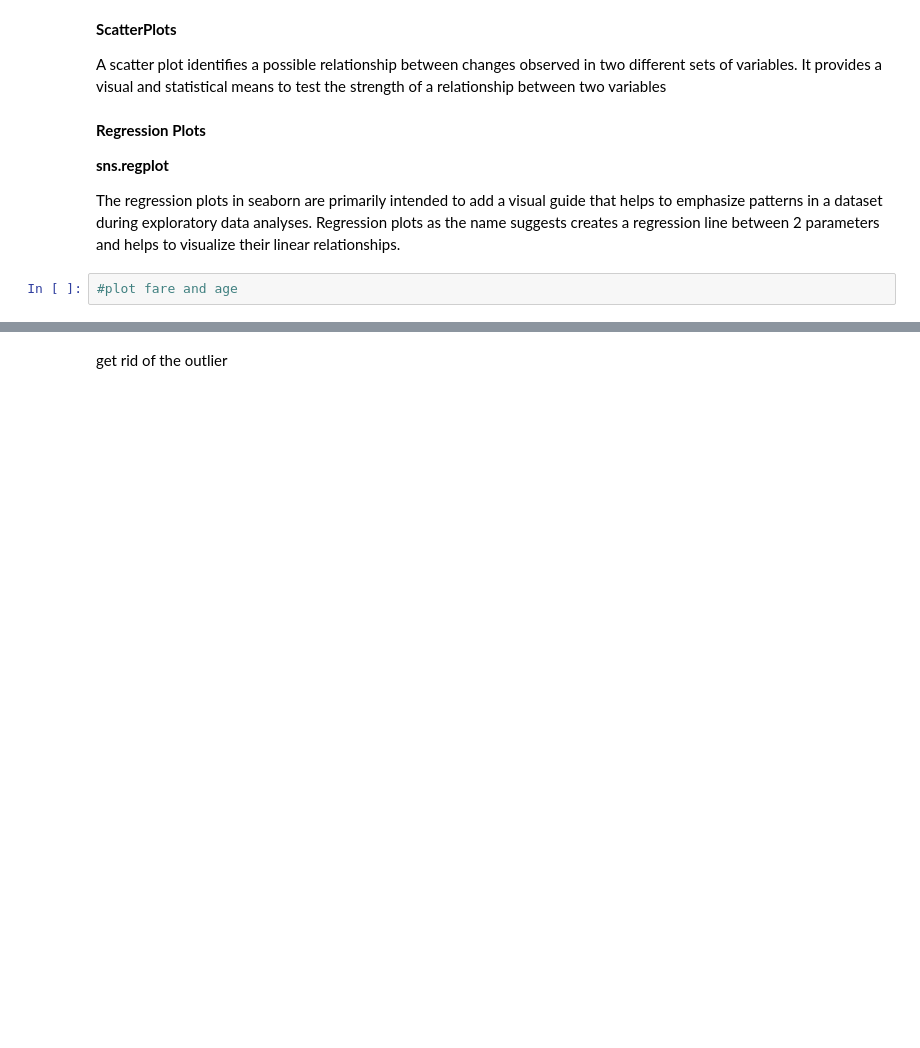
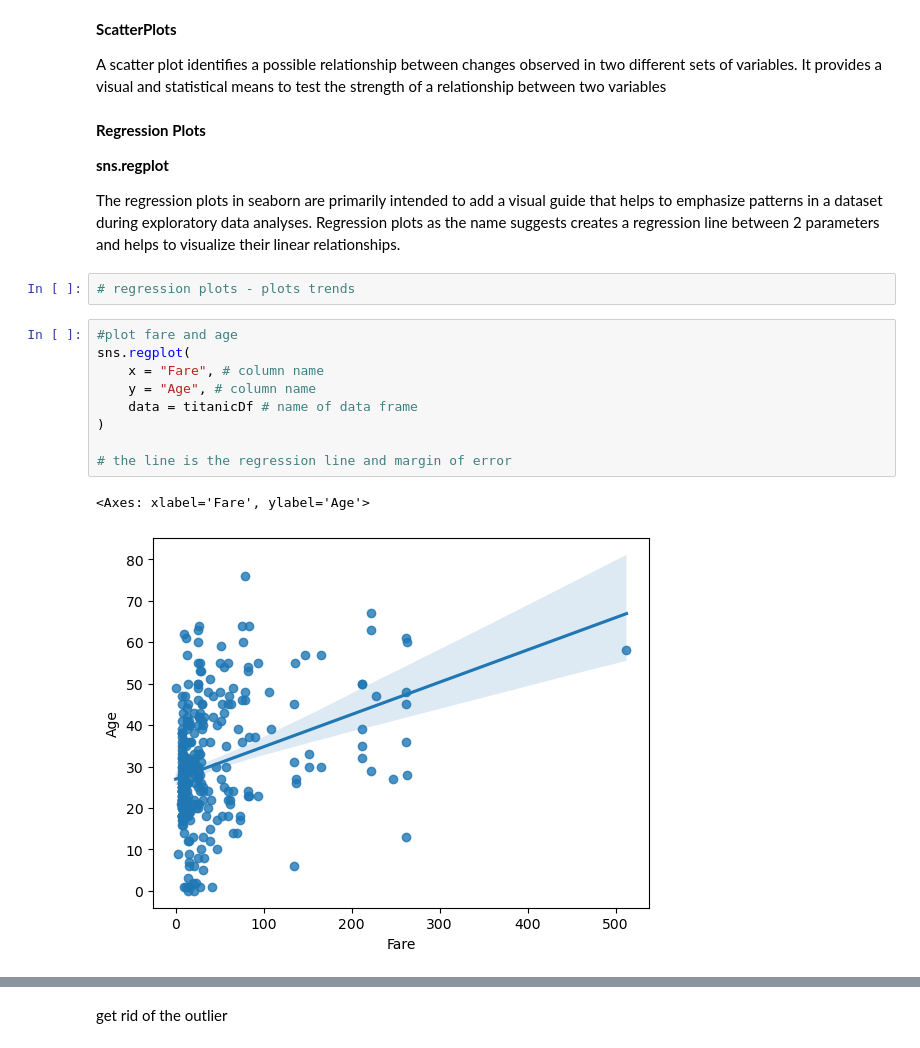
Before and after one commit to mazzyb1257/INFO_2201_MB_summerNotes, a Jupyter notebook: w6d2_EDAcont_students.ipynb, the cells around one changed output, grey strips where cells are left out. Saved outputs shown, nothing was run; the diff lists cells and outputs as text; blank space fills up the shorter version.

```diff
--- a/w6d2_EDAcont_students.ipynb
+++ b/w6d2_EDAcont_students.ipynb
@@ -50,5 +70,17 @@ A scatter plot identifies a possible relationship between changes observed in tw
 **sns.regplot**
 
 The regression plots in seaborn are primarily intended to add a visual guide that helps to emphasize patterns in a dataset during exploratory data analyses. Regression plots as the name suggests creates a regression line between 2 parameters and helps to visualize their linear relationships.
-# %%
-#plot fare and age
+# %%
+# regression plots - plots trends
+# %%
+#plot fare and age
+sns.regplot(
+    x = "Fare", # column name
+    y = "Age", # column name
+    data = titanicDf # name of data frame
+)
+
+# the line is the regression line and margin of error
+# %% [output]
+<Axes: xlabel='Fare', ylabel='Age'>
+[figure, added]
```
Also changed, not shown: parts of 44 cells of this notebook, 1 other file.
